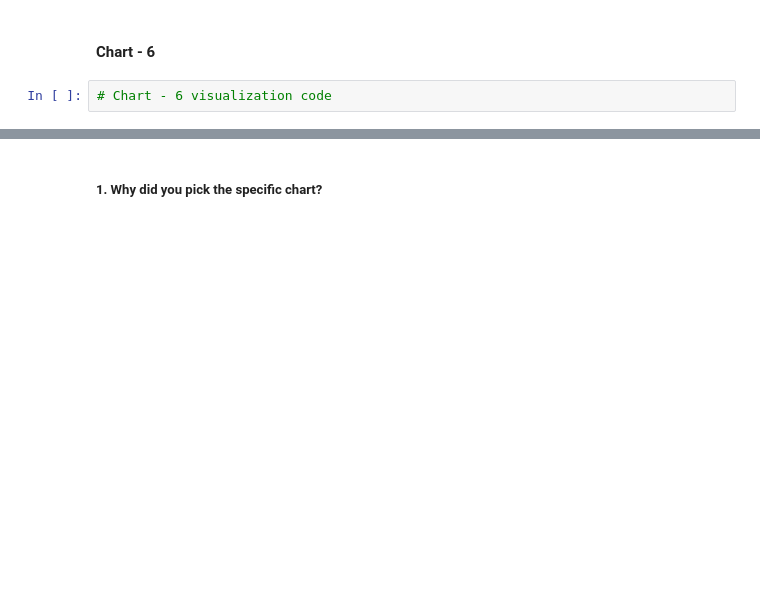
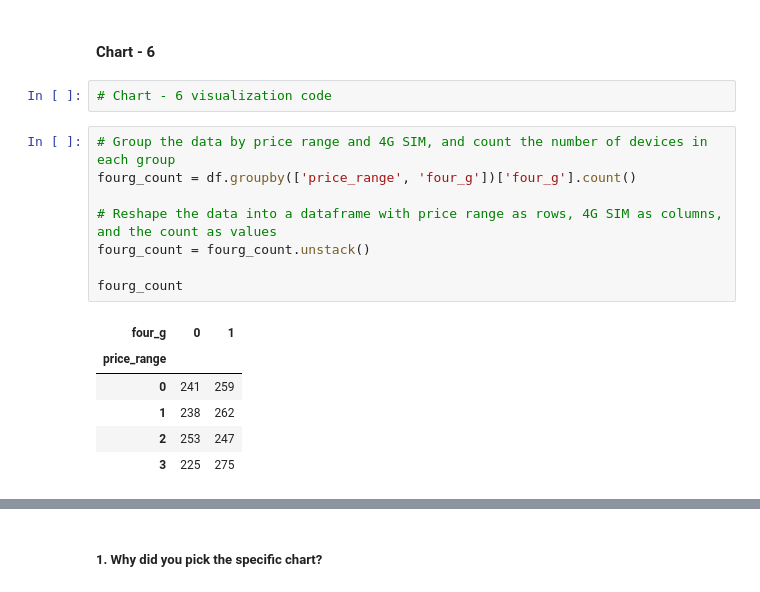
Before and after one commit to rajathAgalkote/MobilePriceRangePrediction_ML_classifier, a Jupyter notebook: Rajathadri_ML_Classifier_MobilePriceRangePrediction.ipynb, the cells around one changed output, grey strips where cells are left out. Saved outputs shown, nothing was run; the diff lists cells and outputs as text; blank space fills up the shorter version.

```diff
--- a/Rajathadri_ML_Classifier_MobilePriceRangePrediction.ipynb
+++ b/Rajathadri_ML_Classifier_MobilePriceRangePrediction.ipynb
@@ -602,3 +626,18 @@ Answer Here
 #### Chart - 6
 # %%
 # Chart - 6 visualization code
+# %%
+# Group the data by price range and 4G SIM, and count the number of devices in each group
+fourg_count = df.groupby(['price_range', 'four_g'])['four_g'].count()
+
+# Reshape the data into a dataframe with price range as rows, 4G SIM as columns, and the count as values
+fourg_count = fourg_count.unstack()
+
+fourg_count
+# %% [output]
+| four_g | 0 | 1 |
+| price_range |  |  |
+| 0 | 241 | 259 |
+| 1 | 238 | 262 |
+| 2 | 253 | 247 |
+| 3 | 225 | 275 |
```
Also changed, not shown: parts of 19 cells of this notebook.
